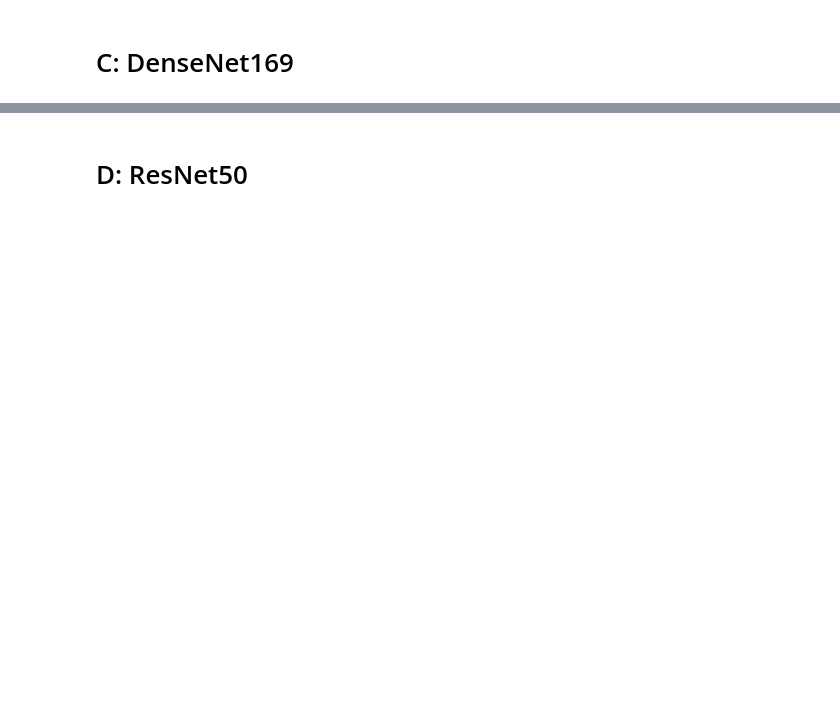
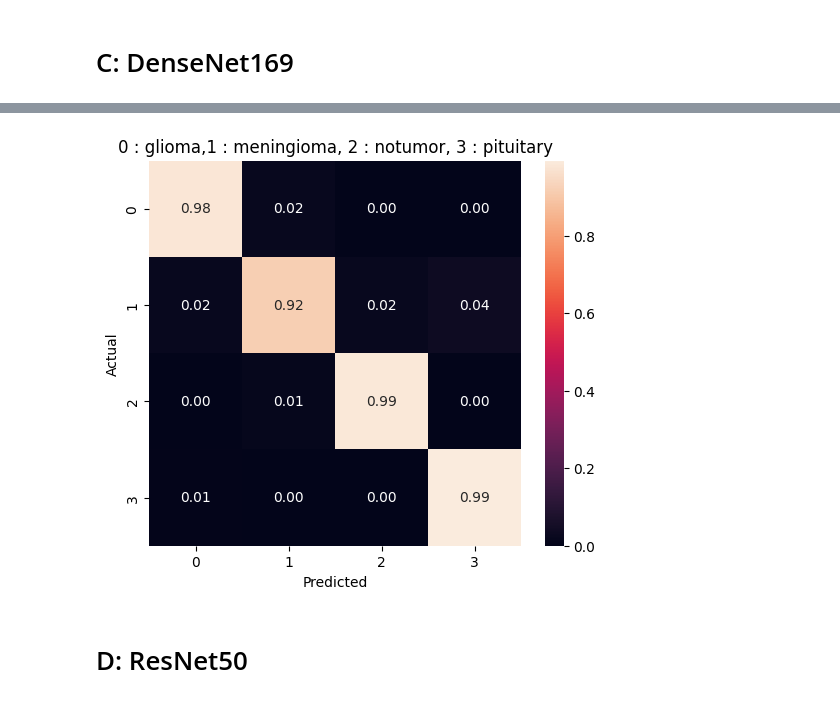
Before and after one commit to vinylango/Brain-Tumor-Detection-Using-Deep-Learning, a Jupyter notebook: Brain Tumor Detection using Deep Learning.ipynb, the cells around one changed output, grey strips where cells are left out. Drawn from its saved outputs; the diff is of its cells as text; code cells hidden in the pictures; blank space fills up the shorter version.

```diff
--- a/Brain Tumor Detection using Deep Learning.ipynb
+++ b/Brain Tumor Detection using Deep Learning.ipynb
@@ -452,5 +566,0 @@ model=load_model('weights.best_densenet169.hdf5')
-# %%
-pred3=model.predict(X_test)
-Pred=[np.argmax(i) for i in pred3]
-Y_test=[np.argmax(i) for i in y_test]
-report(Y_test,Pred)
@@ -457,15 +569,17 @@ report(Y_test,Pred)
 # %%
 from sklearn.metrics import confusion_matrix
 import seaborn as sns
 cm = confusion_matrix(Y_test, Pred)
 # Normalise
 cmn = cm.astype('float') / cm.sum(axis=1)[:, np.newaxis]
 fig, ax = plt.subplots(figsize=(6,5))
 sns.heatmap(cmn, annot=True, fmt='.2f')
 plt.ylabel('Actual')
 plt.xlabel('Predicted')
-plt.title('0: COVID positive, 1: COVID negative')
+plt.title('0 : glioma,1 : meningioma, 2 : notumor, 3 : pituitary')
 plt.show(block=False)
+# %% [output]
+[figure, added]
 # %%
 from keras import models
 from numpy import loadtxt
```
Also changed, not shown: parts of 56 cells of this notebook.
